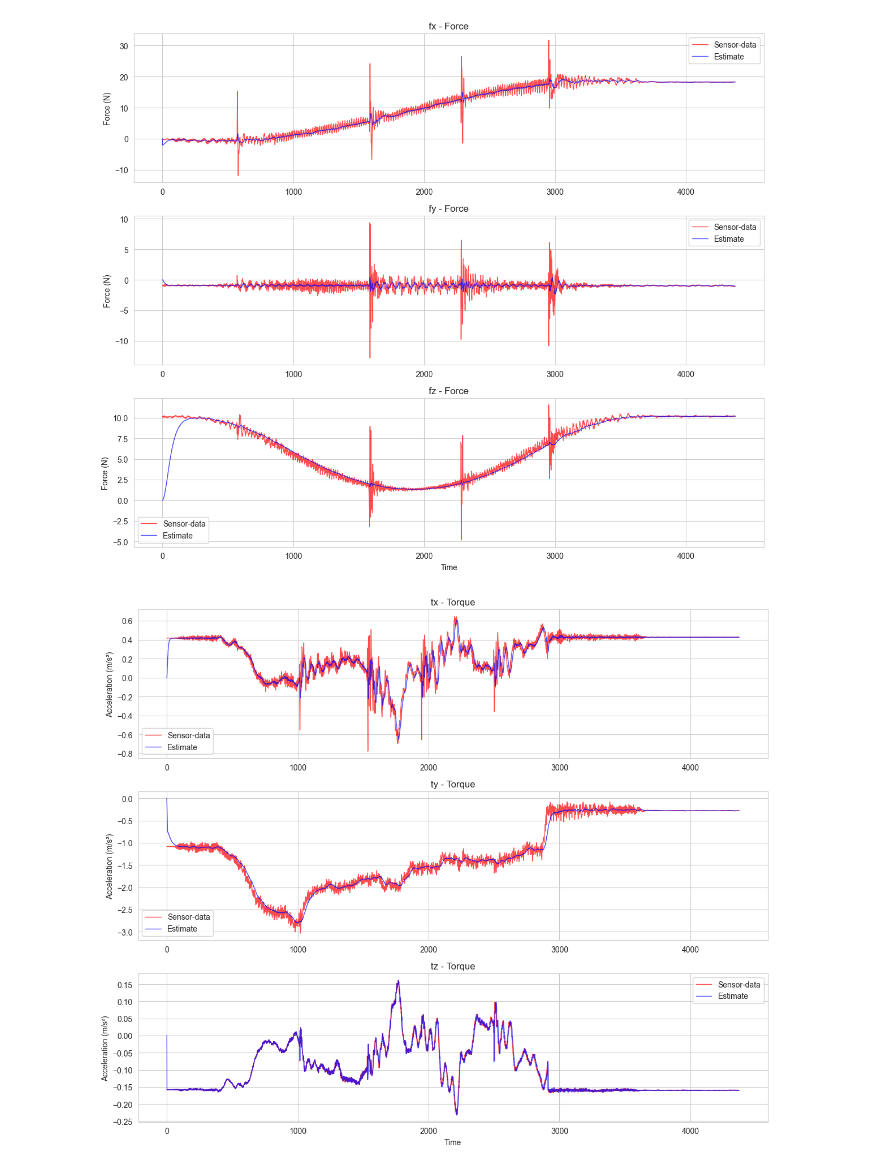
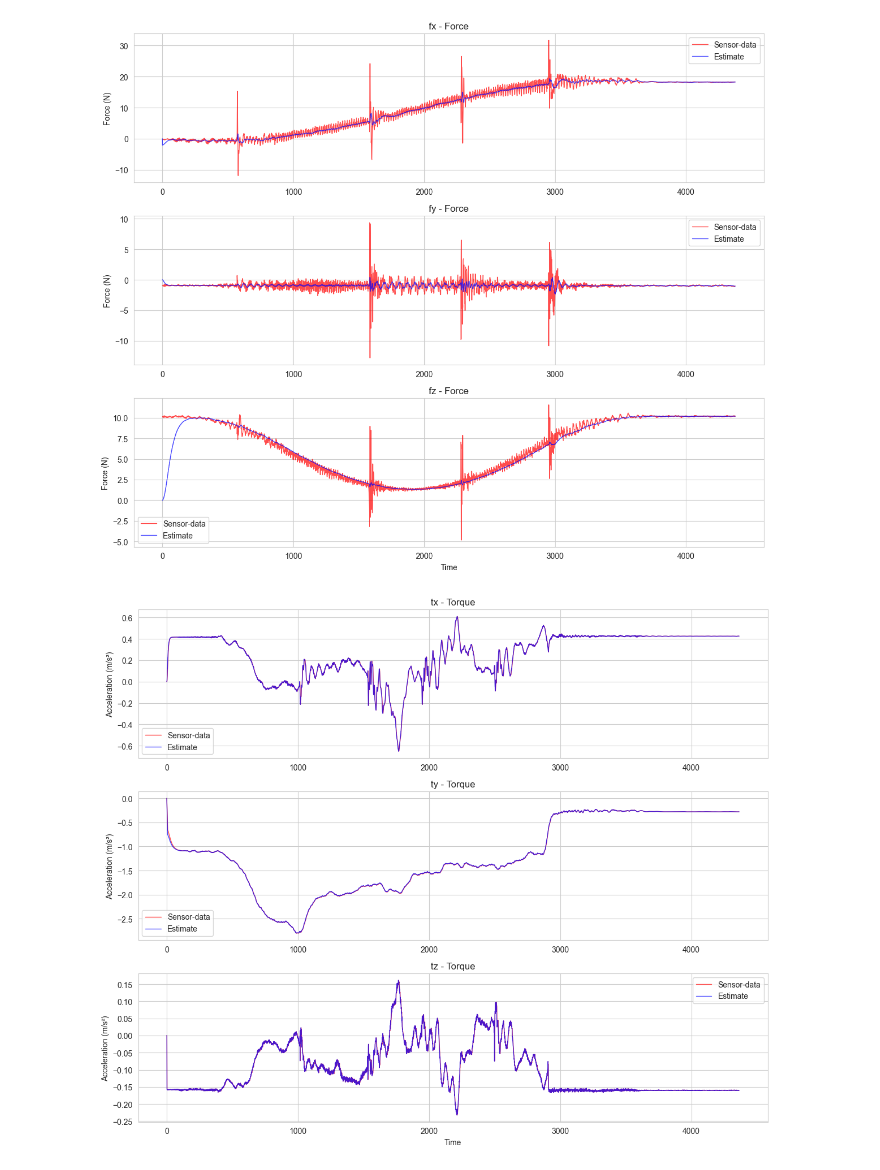
Before and after one commit to KGKrohn/AIS2202_State_estimation_Gr3, a Jupyter notebook: kyb_data/datakyb.ipynb, the cells around one changed output. Drawn from its saved outputs; the diff is of its cells as text; code cells hidden in the pictures.

```diff
--- a/kyb_data/datakyb.ipynb
+++ b/kyb_data/datakyb.ipynb
@@ -260,32 +260,32 @@ def plot_combined_data(force_torque_csv, vibrations_csv, ft_stretch_factor=0.5):
                      color='red',
                      alpha=0.7,
                      linewidth=1)
 
         axs[idx].plot(ft_time,
                      df_ft[component],
                      label='Estimate',
                      color='blue',
                      alpha=0.7,
                      linewidth=1)
 
         axs[idx].set_title(f'{component} - Torque')
         axs[idx].grid(True)
         axs[idx].legend()
 
         if df_ft[component].abs().max() < 0.001:
             axs[idx].ticklabel_format(style='sci', axis='y', scilimits=(0,0))
 
 
         axs[idx].set_ylabel('Acceleration (m/s²)')
 
 
     axs[-1].set_xlabel('Time')
 
     plt.tight_layout()
 
     return fig
 
-fig = plot_combined_data('3-Test6.csv', '3-vibrations-contact_wrench.csv')
+fig = plot_combined_data('3-Test6.csv', '3-Test61.csv')
 plt.show()
 # %% [output]
-[figure, old version]
+[figure, new version]
```
Also changed, not shown: 1 other file.
